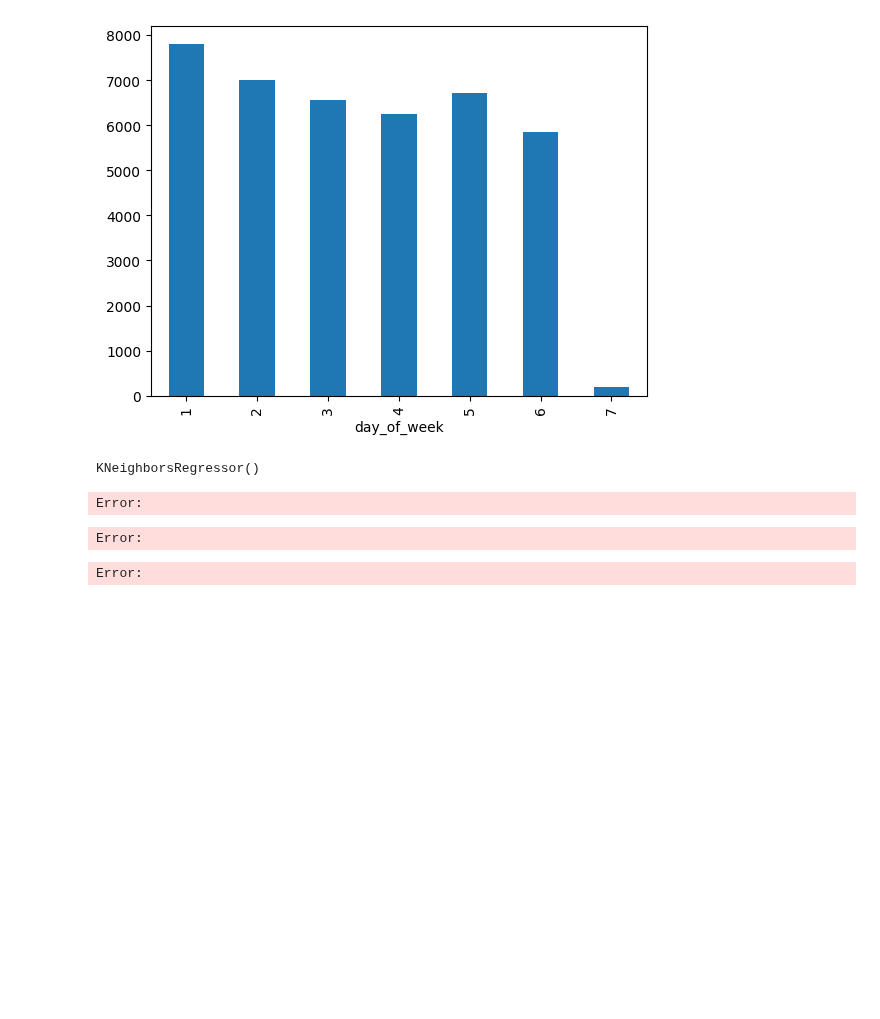
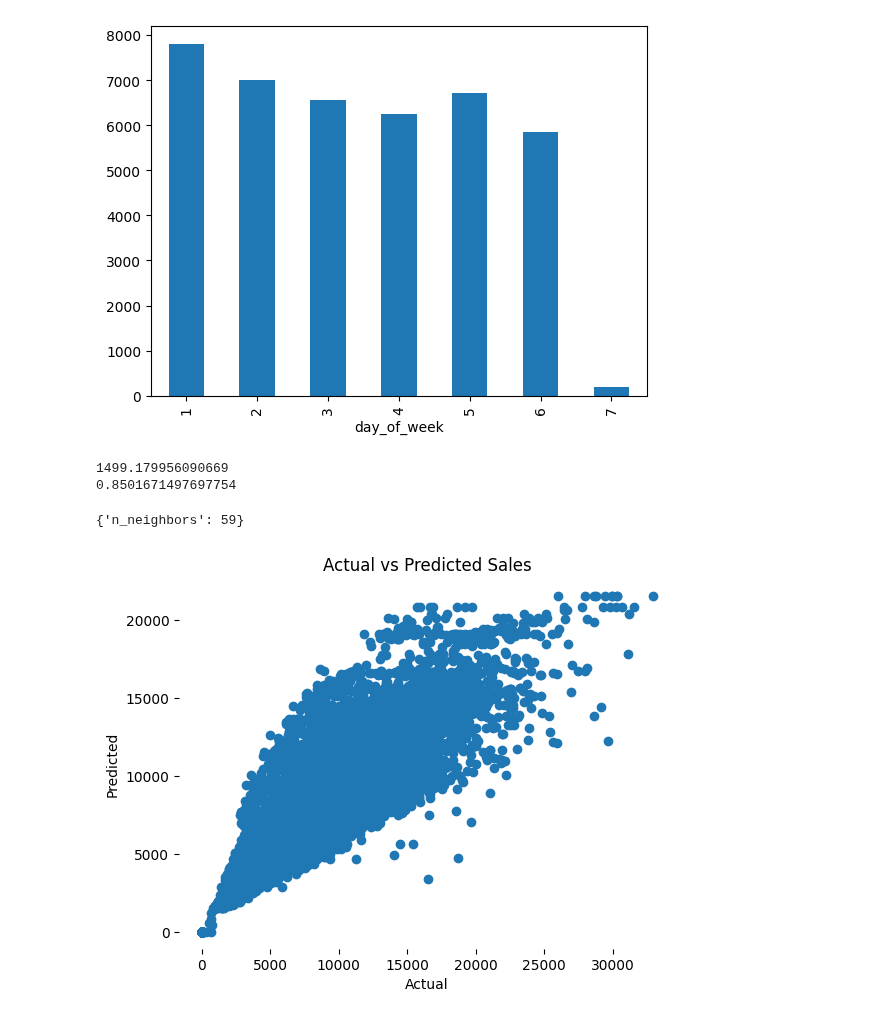
Before and after one commit to Bratpfannengamer/Rossmann, a Jupyter notebook: notebook_Till.ipynb, the cells around one changed output. Cells and saved outputs as stored; diff of their text form; code cells hidden in the pictures; blank space fills up the shorter version.

```diff
--- a/notebook_Till.ipynb
+++ b/notebook_Till.ipynb
@@ -304,11 +323,12 @@ df_train_store.groupby(['day_of_week'])['sales'].mean().plot(kind='bar')
 <AxesSubplot: xlabel='day_of_week'>
 [figure]
 # %%
-#predict sales knn  regression
+#predict sales knn  regression with gridsearch
 from sklearn.neighbors import KNeighborsRegressor
 from sklearn.model_selection import train_test_split
 from sklearn.metrics import mean_squared_error
 from sklearn.metrics import r2_score
+from sklearn.model_selection import GridSearchCV
 
 #select features
 features = corr['sales'][(corr['sales']>.02) | (corr['sales']<-.02)].index
@@ -317,24 +337,35 @@ features = features.drop('sales')
 #select target
 target = 'sales'
 
+#limit dataset to 100000 rows at random
+df_train_store_sample = df_train_store.sample(n=100000, random_state=42)
+
 #split data into train and test
-X_train, X_test, y_train, y_test = train_test_split(df_train_store[features], df_train_store[target], test_size=0.6, random_state=42)
+X_train, X_test, y_train, y_test = train_test_split(df_train_store_sample[features], df_train_store_sample[target], test_size=0.6, random_state=42)
 
-#instantiate model
-knn = KNeighborsRegressor(n_neighbors=5)
+#set up gridsearch
+knn = KNeighborsRegressor()
 
-#fit model
-knn.fit(X_train, y_train)
+parameters = {'n_neighbors': [3,5,7,9,11,13,15,17,19,21,23,25,27,29,31,33,35,37,39,41,43,45,47,49,51,53,55,57,59,61,63,65,67,69,71,73,75,77,79,81,83,85,87,89,91,93,95,97,99]}
+clf = GridSearchCV(knn, parameters, cv=5, scoring='neg_mean_squared_error')
+clf.fit(X_train, y_train)
+
+#best parameters
+clf.best_params_
+
+#best score
+clf.best_score_
+
+#predict
+y_pred = clf.predict(X_test)
-# %% [output]
-KNeighborsRegressor()
-Error:
-# %%
-#predict
-y_pred = knn.predict(X_test)
-# %% [output]
-Error:
-Error:
 # %%
 #calculate rmse
 rmse = np.sqrt(mean_squared_error(y_test, y_pred))
 print(rmse)
+
+#calculate r2
+r2 = r2_score(y_test, y_pred)
+print(r2)
+# %% [output]
+1499.179956090669
+0.8501671497697754
@@ -344,0 +372,15 @@ print(r2)
+# %%
+#print best parameters
+clf.best_params_
+# %% [output]
+{'n_neighbors': 59}
+# %%
+
+#plot actual vs predicted
+plt.scatter(y_test, y_pred)
+plt.xlabel('Actual')
+plt.ylabel('Predicted')
+plt.title('Actual vs Predicted Sales')
+plt.box(False)
+# %% [output]
+[figure, added]
```
Also changed, not shown: parts of 7 cells of this notebook, 1 other file.
